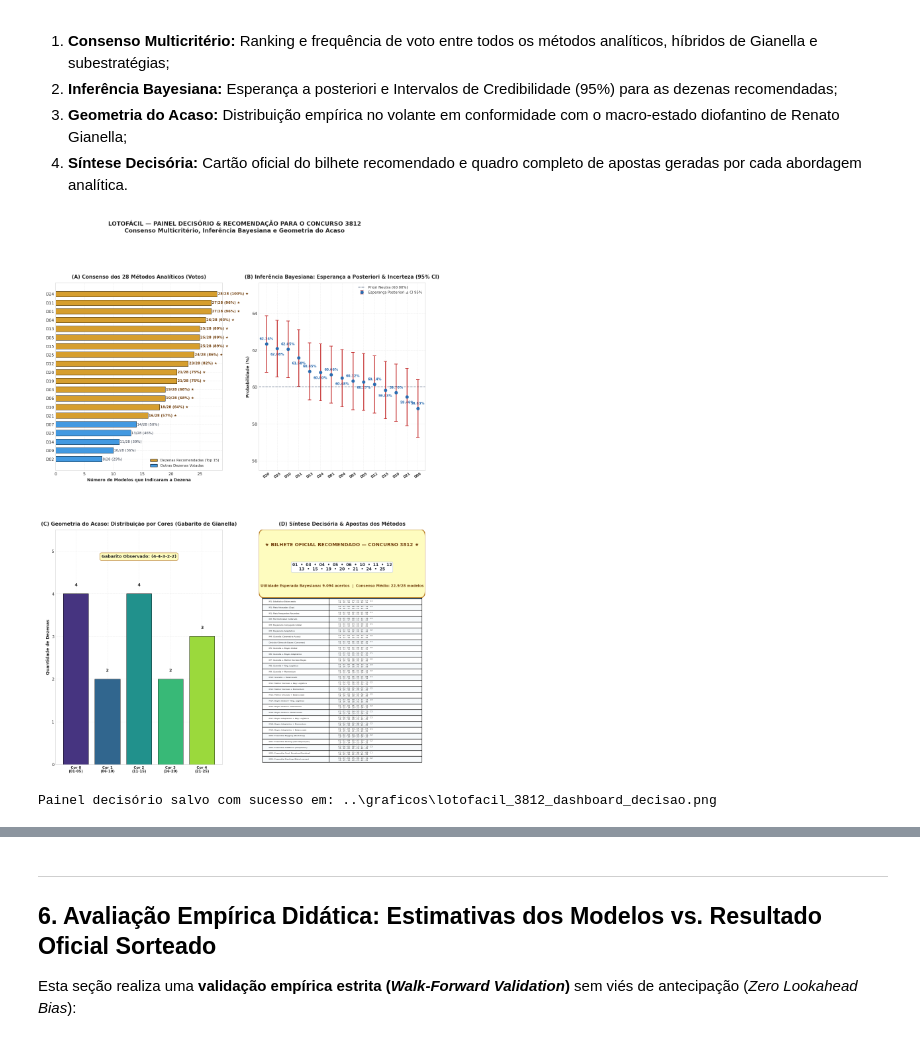
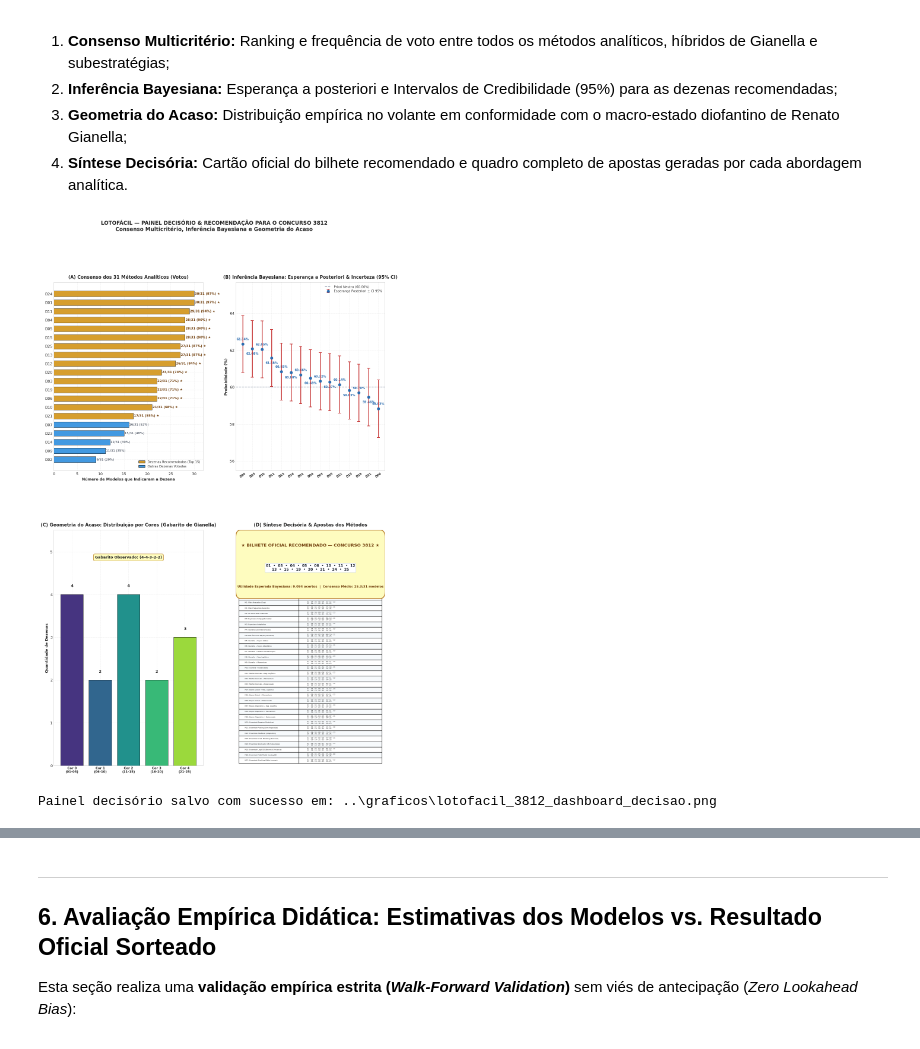
Before and after one commit to vinicius-matos7/teoria-da-decisao-loterias, a Jupyter notebook: notebooks/lotofacil.ipynb, the cells around one changed output, grey strips where cells are left out. Drawn from its saved outputs; the diff is of its cells as text; code cells hidden in the pictures.

Commit message:
feat: adiciona 3 variantes de Ensemble Gradient Boosting (Stochastic, Logit/Deviance e Residual Cycling)
Otimização de notebooks e dados para renderização rápida e estável no GitHub.

```diff
--- a/notebooks/lotofacil.ipynb
+++ b/notebooks/lotofacil.ipynb
@@ -458,7 +464,7 @@ A célula a seguir consolida a decisão sob incerteza e gera o **painel visual d
 # Visualização Sofisticada: Consenso, Inferência Bayesiana e Gabarito de Gianella
 # ==============================================================================
 
-fig = plt.figure(figsize=(16, 21.0), dpi=90)
+fig = plt.figure(figsize=(16, 23.5), dpi=90)
 gs = fig.add_gridspec(2, 2, height_ratios=[1, 1.25], hspace=0.28, wspace=0.22)
 
 # Extração dos dados consolidados
@@ -631,7 +637,10 @@ method_name_map = {
     'Metodo 21 (Ensemble Pasting - Non-replacement Aggregating)': 'M21: Ensemble Pasting (Sem Reposição)',
     'Metodo 22 (Ensemble AdaBoost - Adaptive Boosting)': 'M22: Ensemble AdaBoost (Adaptativo)',
     'Metodo 23 (Ensemble Gradient Boosting - Residual Boosting)': 'M23: Ensemble Grad. Boosting (Residual)',
-    'Metodo 24 (Ensemble Stacking - Stacked Generalization)': 'M24: Ensemble Stacking (Meta-Learner)',
+    'Metodo 24 (Ensemble Stochastic Gradient Boosting - Subsample)': 'M24: Ensemble Stochastic GB (Subsample)',
+    'Metodo 25 (Ensemble Logit Gradient Boosting - Binomial Deviance)': 'M25: Ensemble Logit GB (Binomial Deviance)',
+    'Metodo 26 (Ensemble Residual Cycling Gradient Boosting - Multi-Model Residual)': 'M26: Ensemble Multi-Model Cycling GB',
+    'Metodo 27 (Ensemble Stacking - Stacked Generalization)': 'M27: Ensemble Stacking (Meta-Learner)',
 }
 
 # Quadro Resumo das Apostas (sem truncar dezenas!)
@@ -646,37 +655,37 @@ for name_m, bet_list in all_preds.items():
     table_data.append([clean_name, f_bet])
 
 tab = ax_d.table(cellText=table_data, colLabels=["Método Analítico", f"Palpite {next_concurso}"],
-                 cellLoc='left', loc='lower center', colWidths=[0.42, 0.58], bbox=[0.02, 0.01, 0.96, 0.72])
+                 cellLoc='left', loc='lower center', colWidths=[0.42, 0.58], bbox=[0.02, 0.01, 0.96, 0.74])
 tab.auto_set_font_size(False)
-tab.set_fontsize(4.8 if len(bet_consenso) > 10 else 5.4)
+tab.set_fontsize(4.4 if len(bet_consenso) > 10 else 5.0)
 
 for (r_idx, c_idx), cell in tab.get_celld().items():
     if r_idx == 0:
         cell.set_facecolor('#2B6CB0')
         cell.set_text_props(color='white', fontweight='bold')
     else:
         cell.set_facecolor('#FFFFFF' if r_idx % 2 == 1 else '#F7FAFC')
         if c_idx == 1:
             cell.set_text_props(linespacing=1.1)
 
 ax_d.set_title(f'(D) Síntese Decisória & Apostas dos Métodos', fontsize=12, fontweight='bold', pad=10)
 
 fig.suptitle(f"LOTOFÁCIL — PAINEL DECISÓRIO & RECOMENDAÇÃO PARA O CONCURSO {next_concurso}\n"
              f"Consenso Multicritério, Inferência Bayesiana e Geometria do Acaso",
              fontsize=14, fontweight='bold', y=0.98)
 
 # Salvar e exibir
 graficos_dir = os.path.join('..', 'graficos') if os.path.exists(os.path.join('..', 'graficos')) else 'graficos'
 os.makedirs(graficos_dir, exist_ok=True)
 game_prefix = cfg.get('prefix', 'mega_sena' if cfg['n_dezenas'] == 60 else ('lotofacil' if cfg['n_dezenas'] == 25 else 'quina'))
 out_fig_path = os.path.join(graficos_dir, f"{game_prefix}_{next_concurso}_dashboard_decisao.png")
 fig.savefig(out_fig_path, dpi=120, bbox_inches='tight')
 out_fig_generic = os.path.join(graficos_dir, f"{game_prefix}_dashboard_decisao.png")
 fig.savefig(out_fig_generic, dpi=120, bbox_inches='tight')
 plt.show()
 print(f"Painel decisório salvo com sucesso em: {out_fig_path}")
 # %% [output]
-[figure, old version]
+[figure, new version]
 Painel decisório salvo com sucesso em: ..\graficos\lotofacil_3812_dashboard_decisao.png
 # %% [markdown]
 ### 📊 Painel Decisório & Recomendação Oficial (Lotofácil)
```
Also changed, not shown: parts of 3 cells of this notebook, 18 other files.
